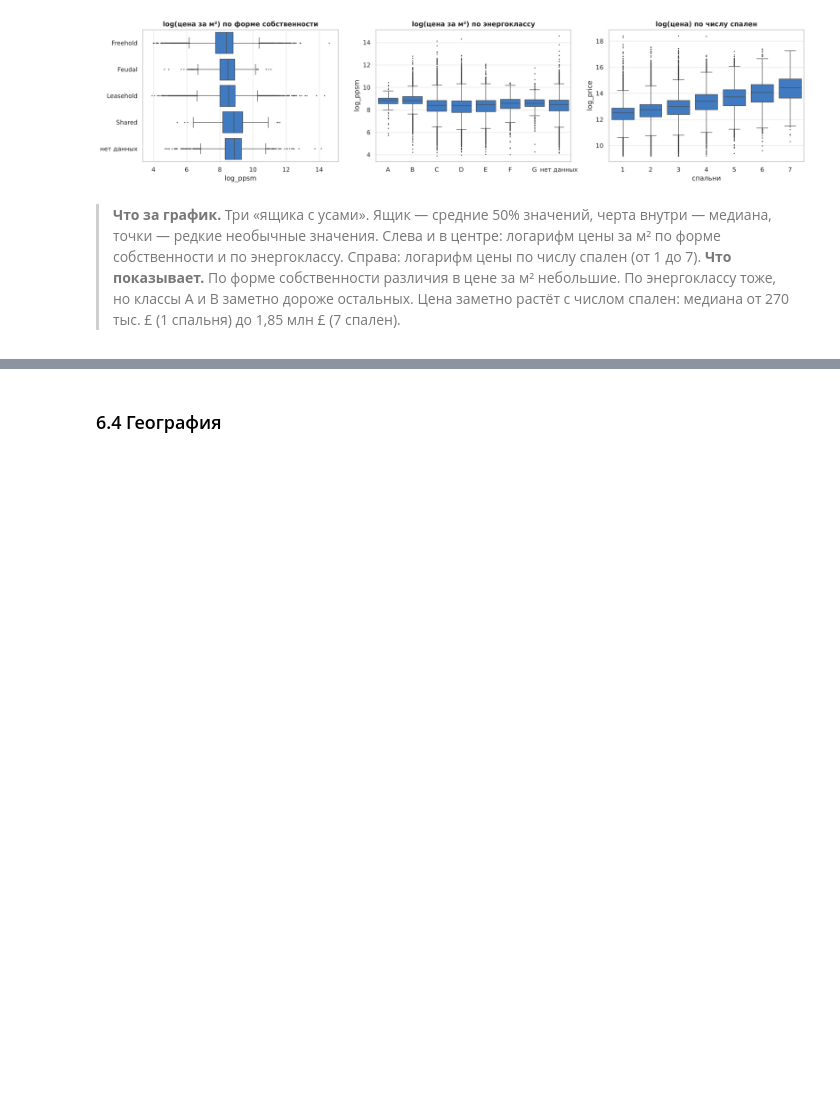
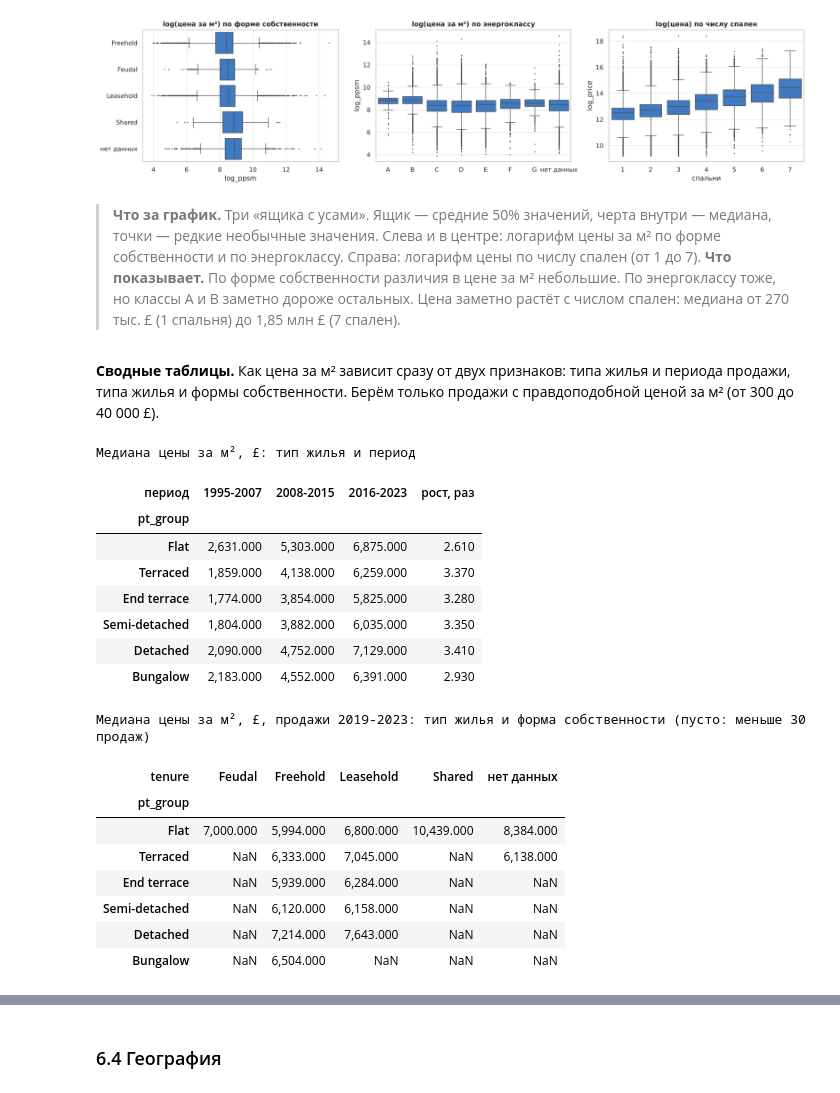
Before and after one commit to NastyaPich/hse-ai-project, a Jupyter notebook: notebooks/EDA.ipynb, the cells around one changed output, grey strips where cells are left out. Cells and saved outputs as stored; diff of their text form; code cells hidden in the pictures; blank space fills up the shorter version.

```diff
--- a/notebooks/EDA.ipynb
+++ b/notebooks/EDA.ipynb
@@ -561,3 +580,39 @@ plt.tight_layout(); plt.show()
 # %% [markdown]
 > **Что за график.** Три «ящика с усами». Ящик — средние 50% значений, черта внутри — медиана, точки — редкие необычные значения. Слева и в центре: логарифм цены за м² по форме собственности и по энергоклассу. Справа: логарифм цены по числу спален (от 1 до 7).
 > **Что показывает.** По форме собственности различия в цене за м² небольшие. По энергоклассу тоже, но классы A и B заметно дороже остальных. Цена заметно растёт с числом спален: медиана от 270 тыс. £ (1 спальня) до 1,85 млн £ (7 спален).
+# %% [markdown]
+**Сводные таблицы.** Как цена за м² зависит сразу от двух признаков: типа жилья и периода продажи, типа жилья и формы собственности. Берём только продажи с правдоподобной ценой за м² (от 300 до 40 000 £).
+# %%
+pv_src = train[train.ppsm.between(300, 40000) & train.pt_group.notna()].copy()
+pv_src['период'] = pd.cut(pv_src.sale_year, [1994, 2007, 2015, 2023], labels=['1995-2007', '2008-2015', '2016-2023'])
+order_pt = ['Flat', 'Terraced', 'End terrace', 'Semi-detached', 'Detached', 'Bungalow']
+t1 = pv_src.pivot_table(index='pt_group', columns='период', values='ppsm', aggfunc='median', observed=True).reindex(order_pt)
+t1['рост, раз'] = t1['2016-2023'] / t1['1995-2007']
+print('Медиана цены за м², £: тип жилья и период')
+display(t1.round({c: 0 for c in t1.columns[:3]} | {'рост, раз': 2}))
+recent_pv = pv_src[pv_src.sale_year >= 2019]
+t2 = recent_pv.pivot_table(index='pt_group', columns=recent_pv.tenure.fillna('нет данных'), values='ppsm',
+                           aggfunc='median', observed=True).reindex(order_pt)
+cnt = recent_pv.pivot_table(index='pt_group', columns=recent_pv.tenure.fillna('нет данных'), values='ppsm',
+                            aggfunc='size', observed=True).reindex(order_pt)
+print('Медиана цены за м², £, продажи 2019-2023: тип жилья и форма собственности (пусто: меньше 30 продаж)')
+display(t2.where(cnt >= 30).round(0))
+# %% [output]
+Медиана цены за м², £: тип жилья и период
+| период | 1995-2007 | 2008-2015 | 2016-2023 | рост, раз |
+| pt_group |  |  |  |  |
+| Flat | 2,631.000 | 5,303.000 | 6,875.000 | 2.610 |
+| Terraced | 1,859.000 | 4,138.000 | 6,259.000 | 3.370 |
+| End terrace | 1,774.000 | 3,854.000 | 5,825.000 | 3.280 |
+| Semi-detached | 1,804.000 | 3,882.000 | 6,035.000 | 3.350 |
+| Detached | 2,090.000 | 4,752.000 | 7,129.000 | 3.410 |
+| Bungalow | 2,183.000 | 4,552.000 | 6,391.000 | 2.930 |
+Медиана цены за м², £, продажи 2019-2023: тип жилья и форма собственности (пусто: меньше 30 продаж)
+| tenure | Feudal | Freehold | Leasehold | Shared | нет данных |
+| pt_group |  |  |  |  |  |
+| Flat | 7,000.000 | 5,994.000 | 6,800.000 | 10,439.000 | 8,384.000 |
+| Terraced | NaN | 6,333.000 | 7,045.000 | NaN | 6,138.000 |
+| End terrace | NaN | 5,939.000 | 6,284.000 | NaN | NaN |
+| Semi-detached | NaN | 6,120.000 | 6,158.000 | NaN | NaN |
+| Detached | NaN | 7,214.000 | 7,643.000 | NaN | NaN |
+| Bungalow | NaN | 6,504.000 | NaN | NaN | NaN |
```
Also changed, not shown: parts of 25 cells of this notebook, 5 other files.
